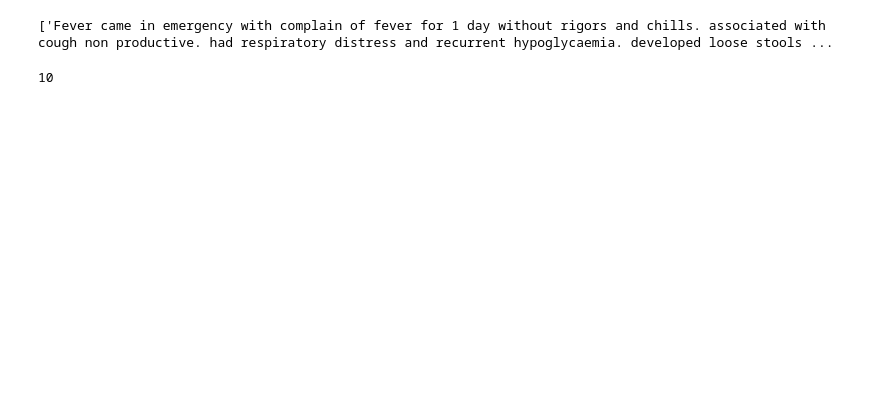
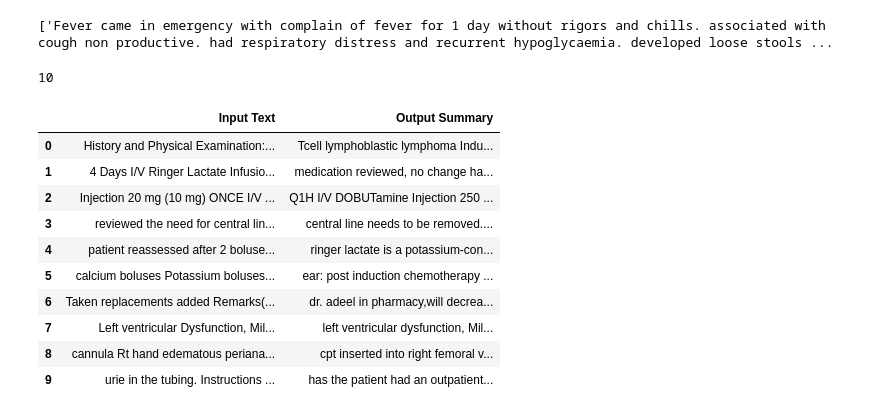
Before and after one commit to FAISALJANSARI/Shaukat-Khanum-Internship, a Jupyter notebook: Data Processing/04-Handling chunks and processing text.ipynb, the cells around one changed output. Saved outputs shown, nothing was run; the diff lists cells and outputs as text; code cells hidden in the pictures; blank space fills up the shorter version.

Commit message:
final_summarys

```diff
--- a/Data Processing/04-Handling chunks and processing text.ipynb
+++ b/Data Processing/04-Handling chunks and processing text.ipynb
@@ -243,3 +243,19 @@ developed loose stools since morning multiple episodes as per attendant persiste
       'ECHO in 1 week labs reviewed electrolyte imabalnce resolved Lansky scale: Fatigue, tigue,
       Loss of weight Bruising/bleeding into skin Jaundice.', "has the patient had an outpatient assessment more than 30 days old?
        has the last History and physical examination template been reviewed? has there been any change in the patient's condition?""""
+# %%
+import pandas as pd
+df = pd.DataFrame({"Input Text": chunks, "Output Summary": final_summary})
+df
+# %% [output]
+|  | Input Text | Output Summary |
+| 0 | History and Physical Examination:... | Tcell lymphoblastic lymphoma Indu... |
+| 1 | 4 Days I/V Ringer Lactate Infusio... | medication reviewed, no change ha... |
+| 2 | Injection 20 mg (10 mg) ONCE I/V ... | Q1H I/V DOBUTamine Injection 250 ... |
+| 3 | reviewed the need for central lin... | central line needs to be removed.... |
+| 4 | patient reassessed after 2 boluse... | ringer lactate is a potassium-con... |
+| 5 | calcium boluses Potassium boluses... | ear: post induction chemotherapy ... |
+| 6 | Taken replacements added Remarks(... | dr. adeel in pharmacy,will decrea... |
+| 7 | Left ventricular Dysfunction, Mil... | left ventricular dysfunction, Mil... |
+| 8 | cannula Rt hand edematous periana... | cpt inserted into right femoral v... |
+| 9 | urie in the tubing. Instructions ... | has the patient had an outpatient... |
```
Also changed, not shown: parts of 1 cell of this notebook, 1 other file.
